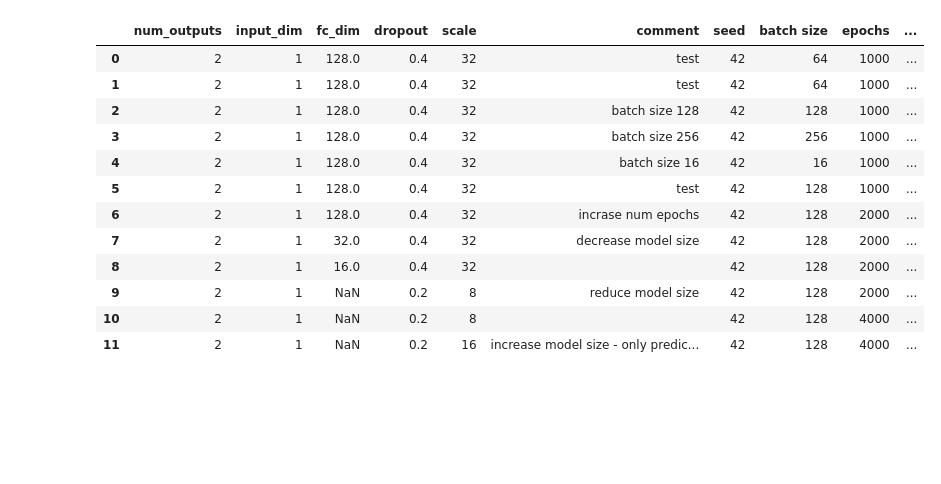
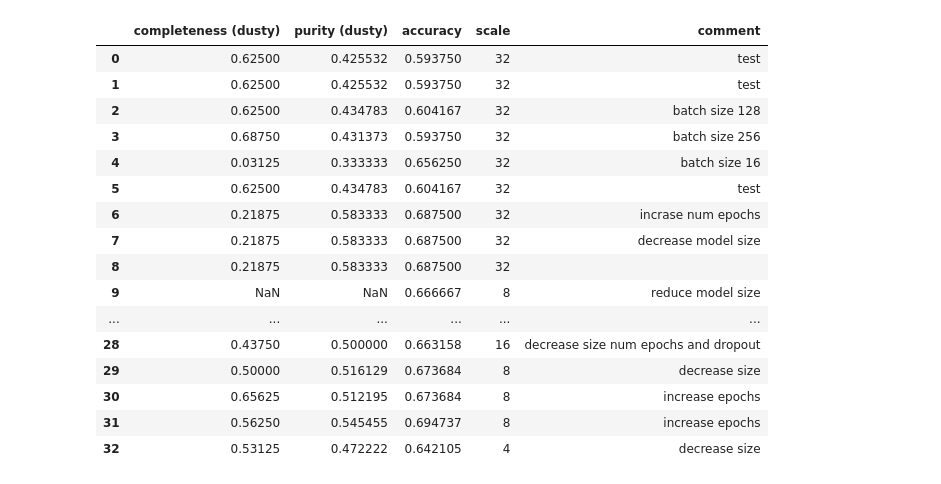
Before and after one commit to hartysimon-sketch/Galaxy-Classifier, a Jupyter notebook: Summer Research/logs/viewlogs.ipynb, the cells around one changed output. Cells and saved outputs as stored; diff of their text form; code cells hidden in the pictures; blank space fills up the shorter version.

```diff
--- a/Summer Research/logs/viewlogs.ipynb
+++ b/Summer Research/logs/viewlogs.ipynb
@@ -8,18 +8,22 @@ pd.set_option('display.max_rows', None)
 cwd = Path.cwd()
 # %%
 df = pd.read_json('fc_log.json')
-df
+df[['completeness (dusty)', 'purity (dusty)', 'accuracy', 'scale', 'comment']]
 # %% [output]
-|  | num_outputs | input_dim | fc_dim | dropout | scale | comment | seed | batch size | epochs | ... |
-| 0 | 2 | 1 | 128.0 | 0.4 | 32 | test | 42 | 64 | 1000 | ... |
-| 1 | 2 | 1 | 128.0 | 0.4 | 32 | test | 42 | 64 | 1000 | ... |
-| 2 | 2 | 1 | 128.0 | 0.4 | 32 | batch size 128 | 42 | 128 | 1000 | ... |
-| 3 | 2 | 1 | 128.0 | 0.4 | 32 | batch size 256 | 42 | 256 | 1000 | ... |
-| 4 | 2 | 1 | 128.0 | 0.4 | 32 | batch size 16 | 42 | 16 | 1000 | ... |
-| 5 | 2 | 1 | 128.0 | 0.4 | 32 | test | 42 | 128 | 1000 | ... |
-| 6 | 2 | 1 | 128.0 | 0.4 | 32 | incrase num epochs | 42 | 128 | 2000 | ... |
-| 7 | 2 | 1 | 32.0 | 0.4 | 32 | decrease model size | 42 | 128 | 2000 | ... |
-| 8 | 2 | 1 | 16.0 | 0.4 | 32 |  | 42 | 128 | 2000 | ... |
-| 9 | 2 | 1 | NaN | 0.2 | 8 | reduce model size | 42 | 128 | 2000 | ... |
-| 10 | 2 | 1 | NaN | 0.2 | 8 |  | 42 | 128 | 4000 | ... |
-| 11 | 2 | 1 | NaN | 0.2 | 16 | increase model size - only predic... | 42 | 128 | 4000 | ... |
+|  | completeness (dusty) | purity (dusty) | accuracy | scale | comment |
+| 0 | 0.62500 | 0.425532 | 0.593750 | 32 | test |
+| 1 | 0.62500 | 0.425532 | 0.593750 | 32 | test |
+| 2 | 0.62500 | 0.434783 | 0.604167 | 32 | batch size 128 |
+| 3 | 0.68750 | 0.431373 | 0.593750 | 32 | batch size 256 |
+| 4 | 0.03125 | 0.333333 | 0.656250 | 32 | batch size 16 |
+| 5 | 0.62500 | 0.434783 | 0.604167 | 32 | test |
+| 6 | 0.21875 | 0.583333 | 0.687500 | 32 | incrase num epochs |
+| 7 | 0.21875 | 0.583333 | 0.687500 | 32 | decrease model size |
+| 8 | 0.21875 | 0.583333 | 0.687500 | 32 |  |
+| 9 | NaN | NaN | 0.666667 | 8 | reduce model size |
+| ... | ... | ... | ... | ... | ... |
+| 28 | 0.43750 | 0.500000 | 0.663158 | 16 | decrease size num epochs and dropout |
+| 29 | 0.50000 | 0.516129 | 0.673684 | 8 | decrease size |
+| 30 | 0.65625 | 0.512195 | 0.673684 | 8 | increase epochs |
+| 31 | 0.56250 | 0.545455 | 0.694737 | 8 | increase epochs |
+| 32 | 0.53125 | 0.472222 | 0.642105 | 4 | decrease size |
```
Also changed, not shown: parts of 1 cell of this notebook, 5 other files.
